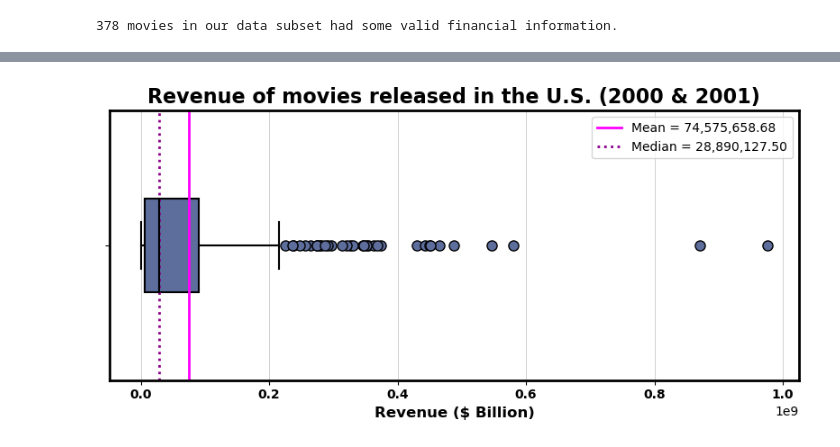
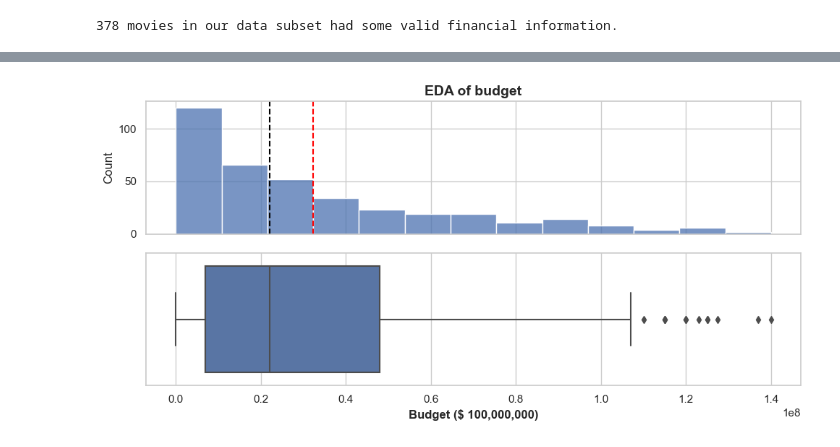
Before and after one commit to jiashenyue/project3-imdb-data, a Jupyter notebook: explanatory-data-analysis.ipynb, the cells around one changed output, grey strips where cells are left out. Cells and saved outputs as stored; diff of their text form; code cells hidden in the pictures.

Commit message:
Conducted EDA over tmdb data

```diff
--- a/explanatory-data-analysis.ipynb
+++ b/explanatory-data-analysis.ipynb
@@ -77,6 +82,9 @@ df.head()
 ### Visualization functions
 
 - Some codes are adapted from [Yvon's Project repository](https://github.com/YBilodeau/Regression-Prediction-of-Grocery-Sales/blob/main/Regression_Prediction_of_Grocery_Sales_.ipynb)
+# %%
+# setup visualization styles
+sns.set_theme(style="whitegrid")
 # %%
 # setup a few static parameters for plotting
 col_pal = sns.color_palette('ch:1, r=1.45, l=.55, d=.395')
@@ -179,0 +148,27 @@ def hist_plot(df, column_name, bin_count='auto',
+# %%
+# a function to plot a histogram and a boxplot for the selected column
+def plot_numeric(df,col,col_title):
+  """EDA function to plot a histogram and boxplot for the selected column"""
+  ## make the figure and axes sharing the same x-axis
+  fig, axes = plt.subplots(nrows=2, figsize=(10,5), sharex=True)
+
+  ## Use seaborn plots with ax=axes[i]
+  sns.histplot(data=df,x = col,ax = axes[0])
+  mean_value = df[col].mean()
+  axes[0].axvline(mean_value,color='red', ls='--',
+           label=f"Mean Value = ${mean_value:,.2f}",)
+
+  med_value = df[col].median()
+  axes[0].axvline(med_value,color='black', ls='--',
+           label=f"Median Value = ${med_value:,.2f}")
+
+  sns.boxplot(data=df, x = col, ax = axes[1])
+
+  ## Updating title of top graph
+  axes[0].set_title(f'EDA of {col}',fontsize = 14, weight='bold')
+
+  plt.xlabel(col_title, fontsize = 12, weight='bold')
+
+  ## Fixing any overlapping labels and showing
+  plt.tight_layout()
+  plt.show()
@@ -226,8 +233,5 @@ box_plot(df_plot, 'budget',
-# %%
-# generate a boxplot of the revenue
-box_plot(df_plot, 'revenue',
-             tit_lab='Revenue of movies released in the U.S. (2000 & 2001)',
-             fs=(8,4),
-             x_lab="Revenue ($ Billion)")
-# %% [output]
-[figure, removed]
+# %%
+# create an EDA plot with a histogram and a boxplot for budget column
+plot_numeric(df_plot,'budget','Budget ($ 100,000,000)')
+# %% [output]
+[figure, added]
```
Also changed, not shown: parts of 20 cells of this notebook, 1 other file.
